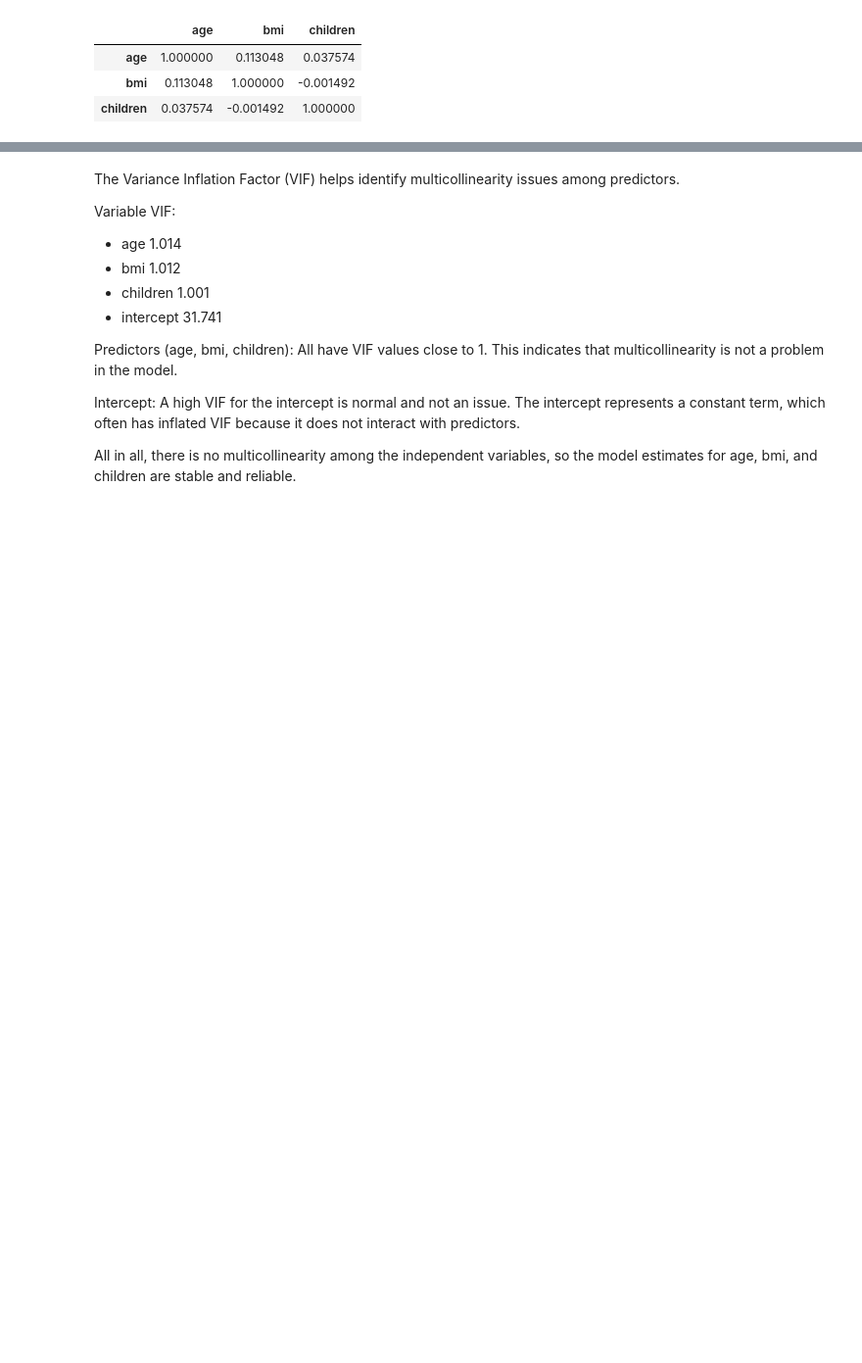
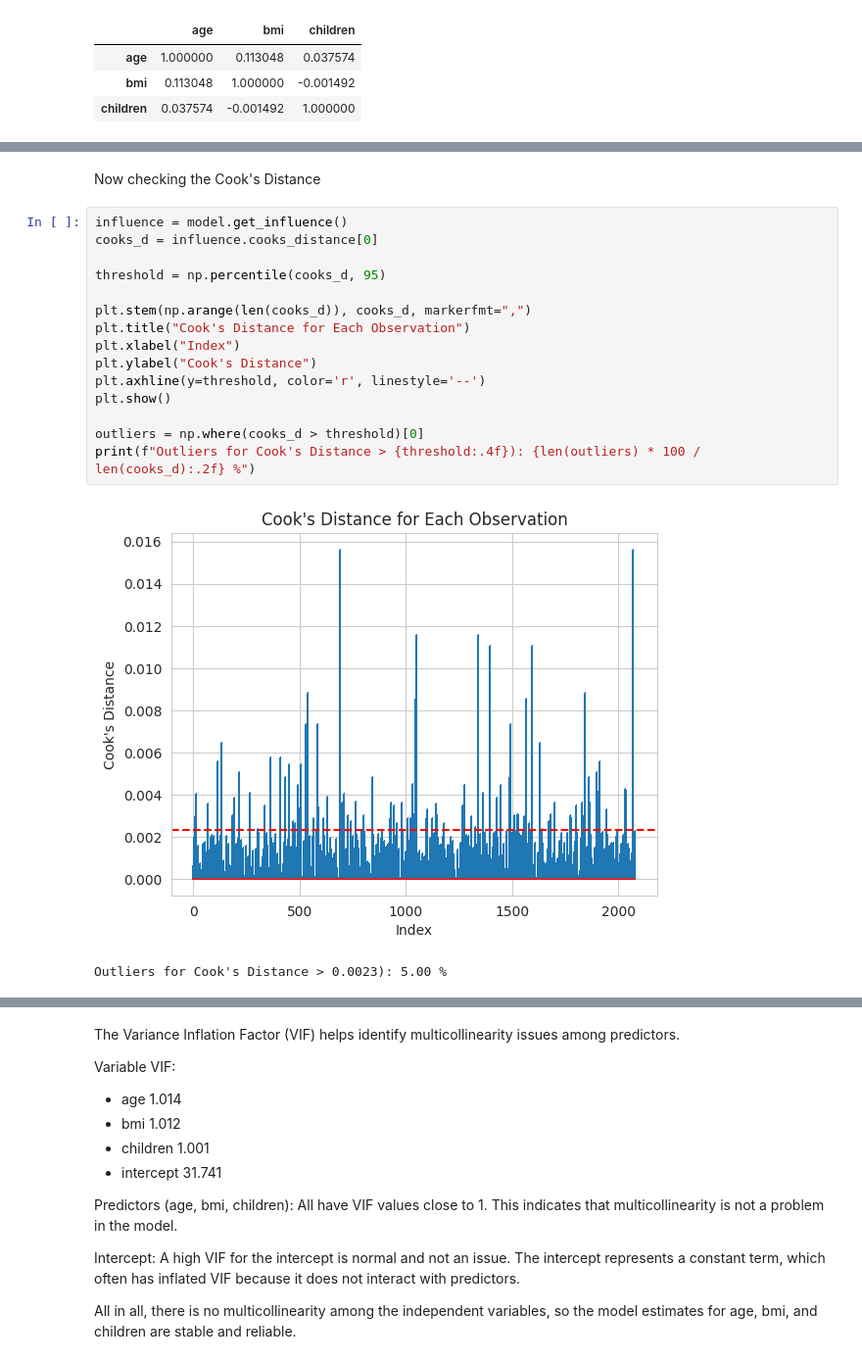
Before and after one commit to Falconwatch/nes_bs_proj, a Jupyter notebook: Business_stats_project_insurance.ipynb, the cells around one changed output, grey strips where cells are left out. Shown at 98% size. Saved outputs shown, nothing was run; the diff lists cells and outputs as text; blank space fills up the shorter version.

Commit message:
Добавил F-test, Cook's Distance и проверку на пропуски данных

```diff
--- a/Business_stats_project_insurance.ipynb
+++ b/Business_stats_project_insurance.ipynb
@@ -350,3 +388,23 @@ data[numerical_feats].corr()
+# %% [markdown]
+Now checking the Cook's Distance
+# %%
+influence = model.get_influence()
+cooks_d = influence.cooks_distance[0]
+
+threshold = np.percentile(cooks_d, 95)
+
+plt.stem(np.arange(len(cooks_d)), cooks_d, markerfmt=",")
+plt.title("Cook's Distance for Each Observation")
+plt.xlabel("Index")
+plt.ylabel("Cook's Distance")
+plt.axhline(y=threshold, color='r', linestyle='--')
+plt.show()
+
+outliers = np.where(cooks_d > threshold)[0]
+print(f"Outliers for Cook's Distance > {threshold:.4f}): {len(outliers) * 100 / len(cooks_d):.2f} %")
+# %% [output]
+[figure, added]
+Outliers for Cook's Distance > 0.0023): 5.00 %
 # %%
 from statsmodels.stats.outliers_influence import variance_inflation_factor
 X = data[numerical_feats].copy()
```
Also changed, not shown: parts of 16 cells of this notebook.
